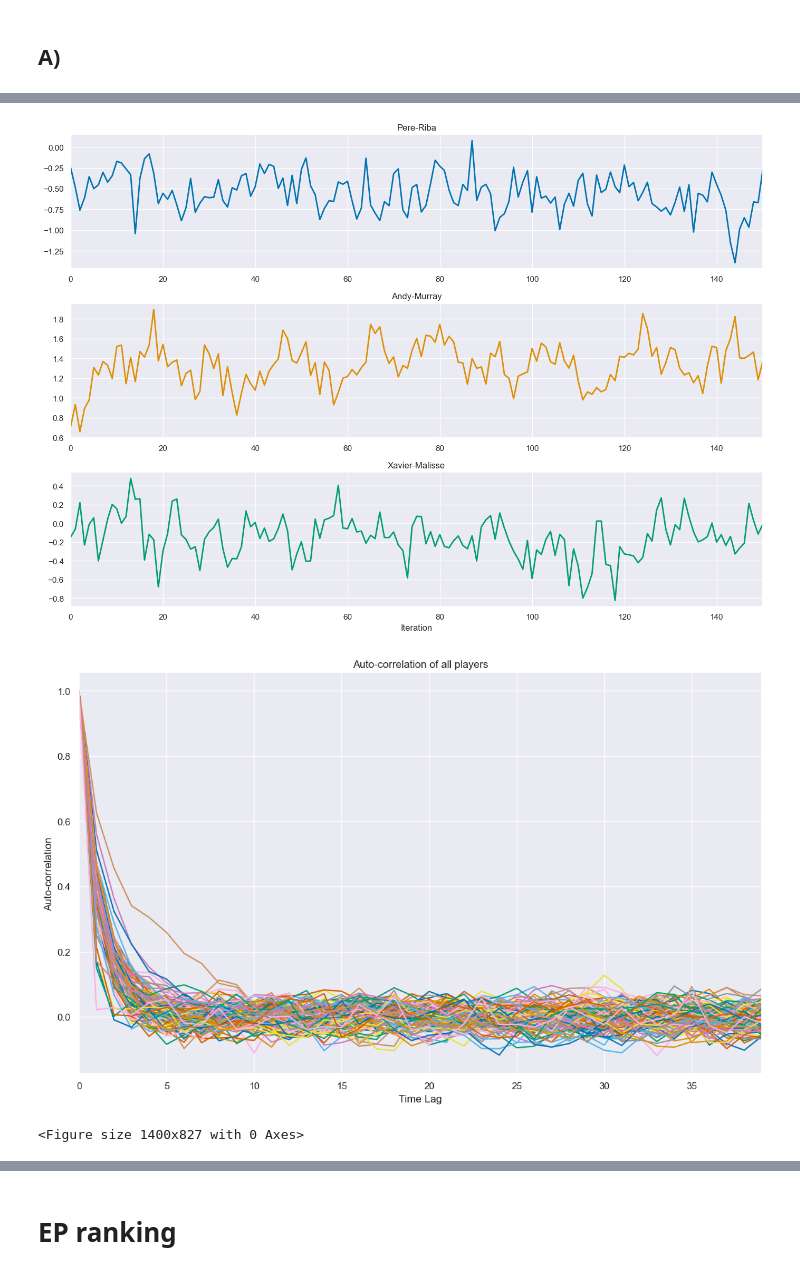
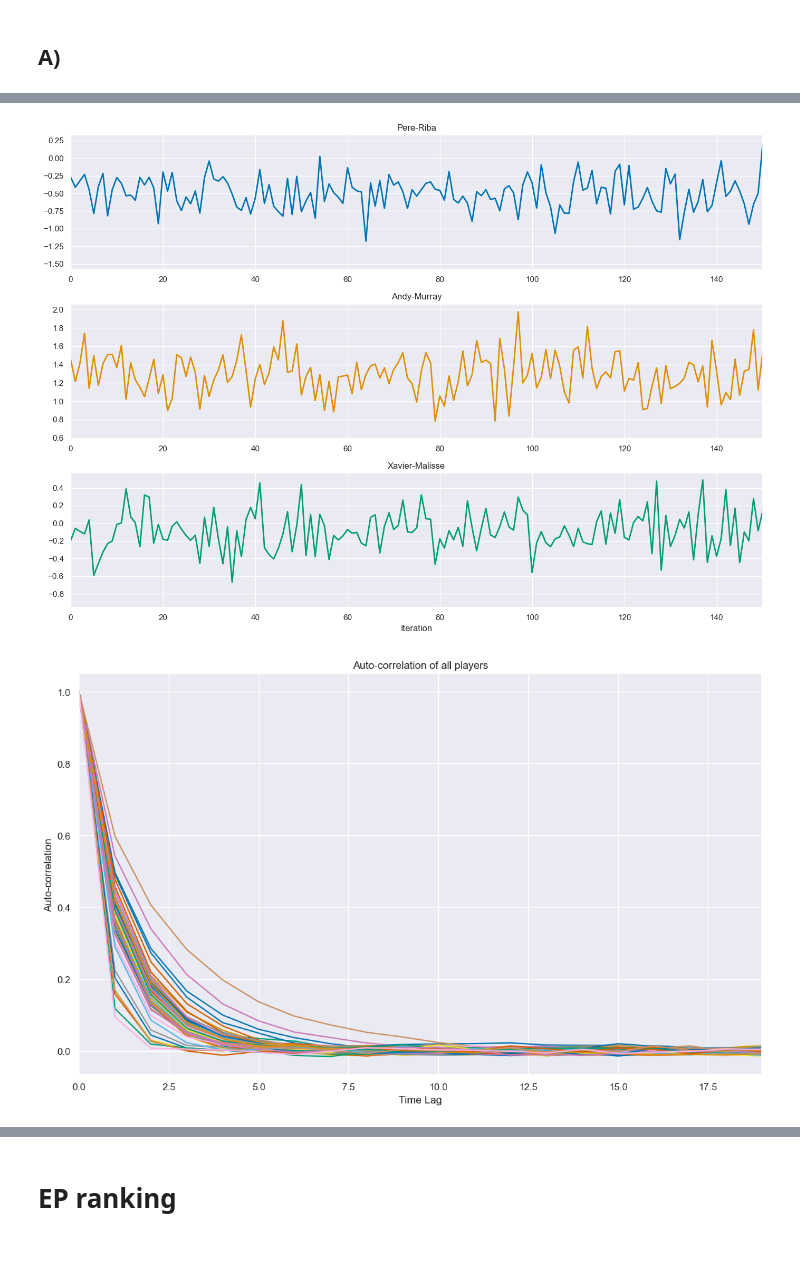
Before and after one commit to ofs416/Probabilistic_Machine_Learning, a Jupyter notebook: Coursework2/coursework2.ipynb, the cells around one changed output, grey strips where cells are left out. Cells and saved outputs as stored; diff of their text form; code cells hidden in the pictures.

Commit message:
Plots and Exa and b details

```diff
--- a/Coursework2/coursework2.ipynb
+++ b/Coursework2/coursework2.ipynb
@@ -37,8 +37,26 @@ N = G.shape[0]
 # Gibbs sampling (This may take a minute)
 # %%
 # number of iterations
-num_iters = 1100
+num_iters = 40000
 # perform gibbs sampling, skill samples is an num_players x num_samples array
 skill_samples = gibbs_sample(G, M, num_iters)#, random_nums)
 # %% [markdown]
 ## A)
+# %%
+np.random.seed(0)
+
+iterations = [1000, 2000, 3000, 4000, 5000, 6000, 8000, 10000, 13000, 16000, 19000, 25000, 30000,35000, 40000]
+iter_data = np.zeros((3, len(iterations)))
+
+players = np.random.choice(M, size=3, replace=False)
+for i in range(3):
+    for index, iter in enumerate(iterations):
+        # print(W[players[i],0], skill_samples[players[i], burn:2000].mean())
+        iter_data[i, index] = skill_samples[players[i], 50:iter:10].mean()
+plt.plot(iterations, iter_data[2, :], label = W[players[2],0])
+plt.xlabel('Iterations')
+plt.ylabel('Means skill')
+plt.legend()
+plt.savefig('Figures/Exa_iter.png', format="png", dpi=500, bbox_inches="tight")
+plt.show()
+plt.close()
@@ -50,29 +70,31 @@ np.random.seed(0)
 fig, axes = plt.subplots(n_players,figsize=(14,10), tight_layout=True)
 players = np.random.choice(M, size=n_players, replace=False)
 for i in range(n_players):
-    axes[i].plot(skill_samples[players[i], :n_steps].T, label=W[i, 0], linewidth=2.0, color=sns.color_palette('colorblind', 4)[i])
+    axes[i].plot(skill_samples[players[i], 50:15000:10].T, label=W[i, 0], linewidth=2.0, color=sns.color_palette('colorblind', 4)[i])
     axes[i].set_xlim(0, n_steps-1)
     axes[i].set_title(W[players[i],0])
 plt.xlabel('Iteration')
+plt.savefig('Figures/Exa_gibbssampling_comp.png', format="png", dpi=500, bbox_inches="tight")
 plt.show()
+plt.close()
 # %% [output]
-[figure, old version]
+[figure, new version]
 # %%
 # Code for plotting the autocorrelation function for player p
 player = 0
-n_steps = 40
+n_steps = 20
 
 for index,name in enumerate(W):
     autocor = np.zeros(n_steps)
     for i in range(n_steps):
         autocor[i]=pd.Series.autocorr(pd.Series(skill_samples[index,:]),lag=i)
     plt.plot(autocor)
 plt.title(f'Auto-correlation of all players')
 plt.xlabel('Time Lag');
 plt.ylabel('Auto-correlation')
 plt.xlim(0, n_steps - 1)
+plt.savefig('Figures/Exa_auto.png', format="png", dpi=500, bbox_inches="tight")
 plt.show()
-plt.savefig('Figures/Exa_auto.png', format="png", dpi=500, bbox_inches="tight")
+plt.close()
 # %% [output]
-[figure, old version]
+[figure, new version]
-<Figure size 1400x827 with 0 Axes>
```
Also changed, not shown: parts of 11 cells of this notebook, 6 other files.
